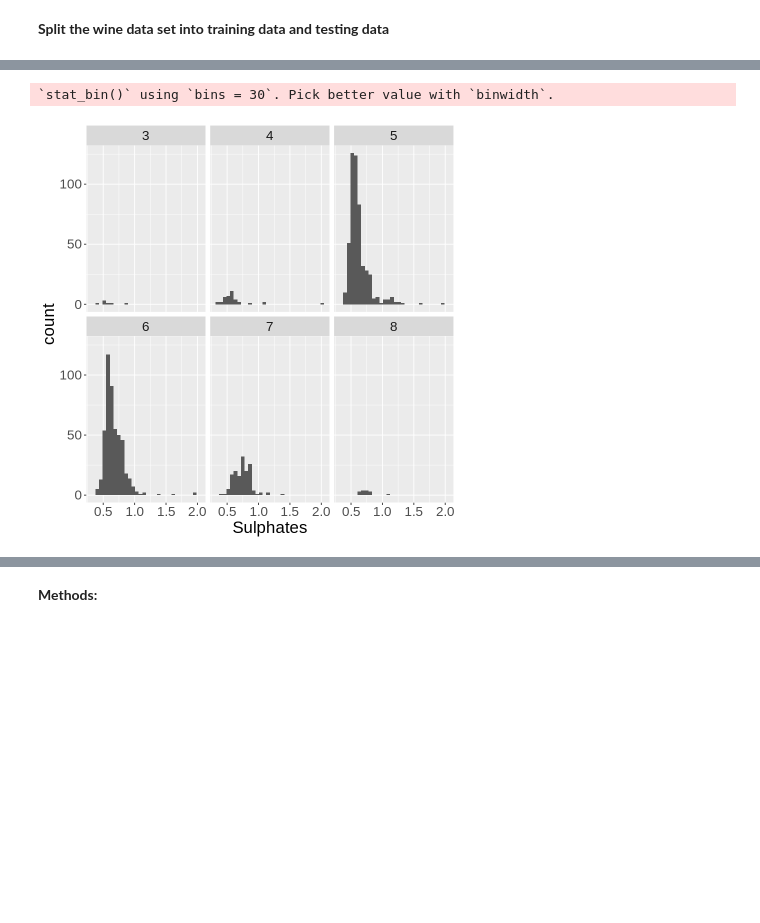
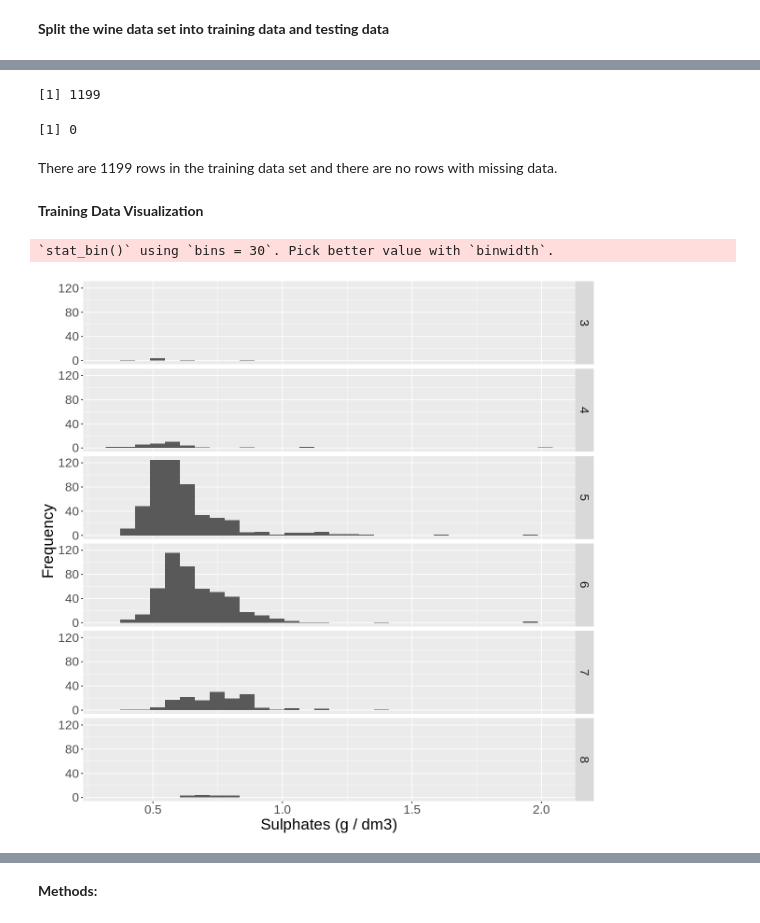
Before and after one commit to yizhangl/DSCI100-project, a Jupyter notebook: proposal.ipynb, the cells around one changed output, grey strips where cells are left out. Drawn from its saved outputs; the diff is of its cells as text; code cells hidden in the pictures; blank space fills up the shorter version.

```diff
--- a/proposal.ipynb
+++ b/proposal.ipynb
@@ -114,8 +110,8 @@ nrow(wine)
 
 sum(is.na(wine))
 
-newdata <- na.omit(wine)
-nrow(newdata)
+wine_data <- na.omit(wine)
+nrow(wine_data)
 # %% [output]
 [1] 1599
 [1] 2
@@ -127,7 +125,7 @@ nrow(newdata)
 # %%
 set.seed(15)
 
-wine_split <- initial_split(wine, prop = 0.75, strata = quality)
+wine_split <- initial_split(wine_data, prop = 0.75, strata = quality)
 wine_train <- training(wine_split)
 wine_test <- testing(wine_split)
 
@@ -241,13 +182,26 @@ Warning message:
+# %%
+nrow(wine_train)
+
+sum(is.na(wine_train))
+# %% [output]
+[1] 1199
+[1] 0
+# %% [markdown]
+There are 1199 rows in the training data set and there are no rows with missing data.
+# %% [markdown]
+**Training Data Visualization**
 # %%
-all_wine_plot <- wine_train %>%
+options(repr.plot.height = 10, repr.plot.width = 10)
+
+wine_plot_sulphates <- wine_train %>%
    ggplot(aes(x = sulphates)) +
    geom_histogram(position = "identity") +
-   facet_wrap(~ factor(quality)) +
-   xlab("Sulphates") +
-   ylab("")
+   facet_grid(factor(quality) ~. ) +
+   xlab("Sulphates (g / dm3)") +
+   ylab("Frequency") +
    theme(text = element_text(size=20))
 
-all_wine_plot
+wine_plot_sulphates
 # %% [output]
 `stat_bin()` using `bins = 30`. Pick better value with `binwidth`.
-[figure, old version]
+[figure, new version]
```
Also changed, not shown: parts of 16 cells of this notebook.
